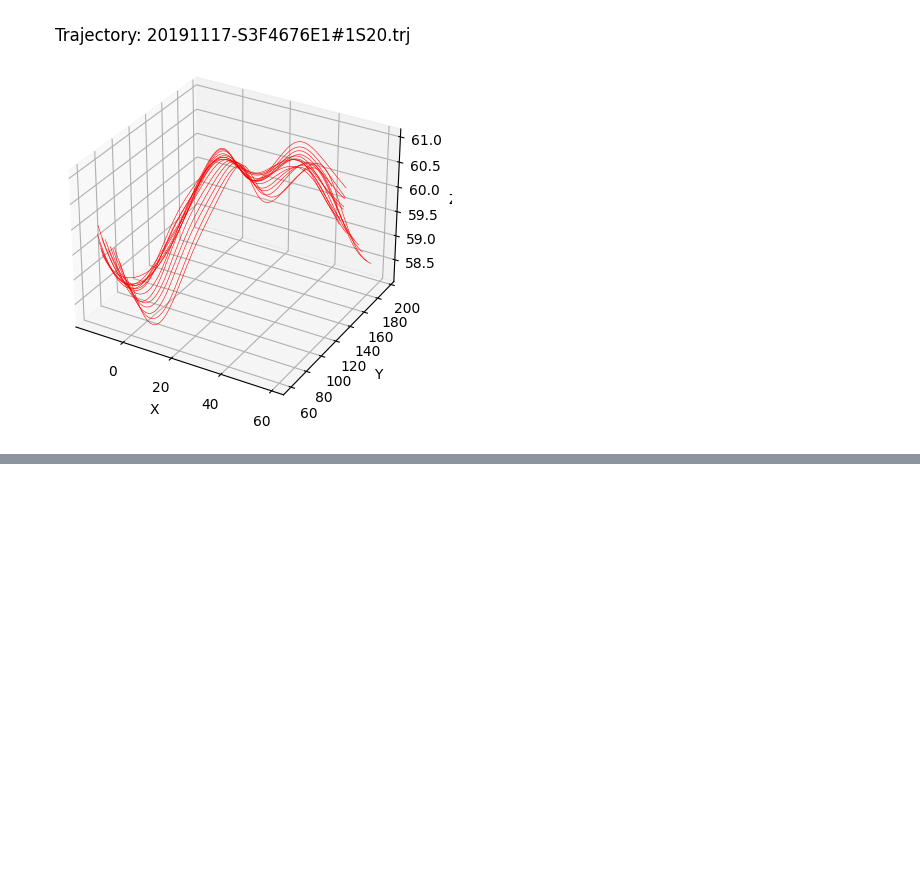
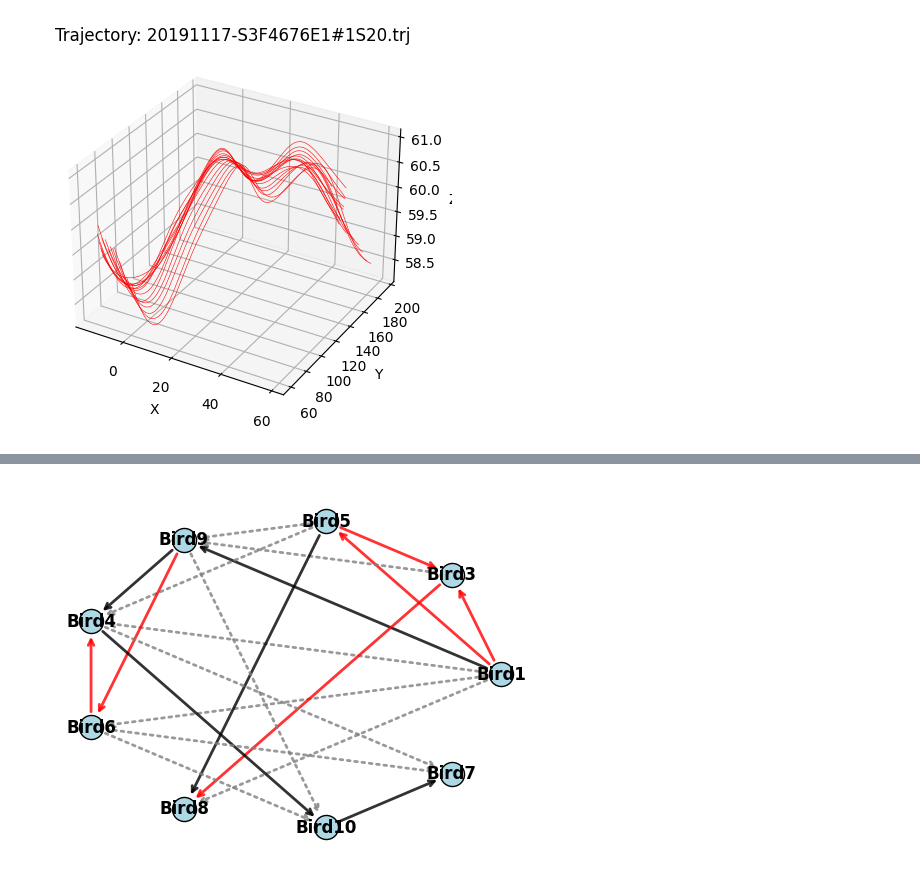
Before and after one commit to Vickers-Zhu/Trajectory, a Jupyter notebook: trajectory.ipynb, the cells around one changed output, grey strips where cells are left out. Cells and saved outputs as stored; diff of their text form; code cells hidden in the pictures; blank space fills up the shorter version.

```diff
--- a/trajectory.ipynb
+++ b/trajectory.ipynb
@@ -110,0 +182,59 @@ plt.show()
+# %%
+import networkx as nx
+import matplotlib.pyplot as plt
+
+# Create a new directed graph
+G = nx.DiGraph()
+
+# Add edges with weights and colors
+G.add_edge('Bird1', 'Bird3', weight=1, color='red')  # SR
+G.add_edge('Bird1', 'Bird5', weight=1, color='red')  # SR
+G.add_edge('Bird1', 'Bird9', weight=1, color='black')  # NR
+G.add_edge('Bird1', 'Bird4', weight=1, color='grey')  # WR
+G.add_edge('Bird1', 'Bird6', weight=1, color='grey')  # WR
+G.add_edge('Bird1', 'Bird8', weight=1, color='grey')  # WR
+
+G.add_edge('Bird3', 'Bird8', weight=1, color='red')  # SR
+G.add_edge('Bird3', 'Bird9', weight=1, color='grey')  # WR
+
+G.add_edge('Bird4', 'Bird10', weight=1, color='black')  # NR
+G.add_edge('Bird4', 'Bird7', weight=1, color='grey')  # WR
+
+G.add_edge('Bird5', 'Bird3', weight=1, color='red')  # SR
+G.add_edge('Bird5', 'Bird8', weight=1, color='black')  # NR
+G.add_edge('Bird5', 'Bird4', weight=1, color='grey')  # WR
+G.add_edge('Bird5', 'Bird9', weight=1, color='grey')  # WR
+
+G.add_edge('Bird6', 'Bird4', weight=1, color='red')  # SR
+G.add_edge('Bird6', 'Bird7', weight=1, color='grey')  # WR
+G.add_edge('Bird6', 'Bird10', weight=1, color='grey')  # WR
+
+G.add_edge('Bird9', 'Bird6', weight=1, color='red')  # SR
+G.add_edge('Bird9', 'Bird4', weight=1, color='black')  # NR
+G.add_edge('Bird9', 'Bird10', weight=1, color='grey')  # WR
+
+G.add_edge('Bird10', 'Bird7', weight=1, color='black')  # NR
+
+# Get weights and scale them to use for edge thickness
+weights = [G[u][v]['weight'] for u, v in G.edges()]
+weights = [w / max(weights) * 2 for w in weights]  # scale to make the lines visible
+
+# Get colors and line styles
+colors = [G[u][v]['color'] for u, v in G.edges()]
+styles = ['solid' if color == 'red' or color == 'black' else 'dotted' for color in colors]
+
+# Draw nodes with circular shape
+pos = nx.circular_layout(G)
+nx.draw_networkx_nodes(G, pos, node_shape='o', node_color='lightblue', edgecolors='black')
+
+# Draw edges with color, thickness, and line style
+nx.draw_networkx_edges(G, pos, edge_color=colors, width=weights, style=styles, arrowstyle='->',
+                       arrowsize=10, node_size=500, alpha=0.8)
+
+# Draw labels
+nx.draw_networkx_labels(G, pos, font_color='black', font_weight='bold')
+
+plt.axis('off')
+plt.show()
+# %% [output]
+[figure, added]
```
Also changed, not shown: parts of 3 cells of this notebook.
